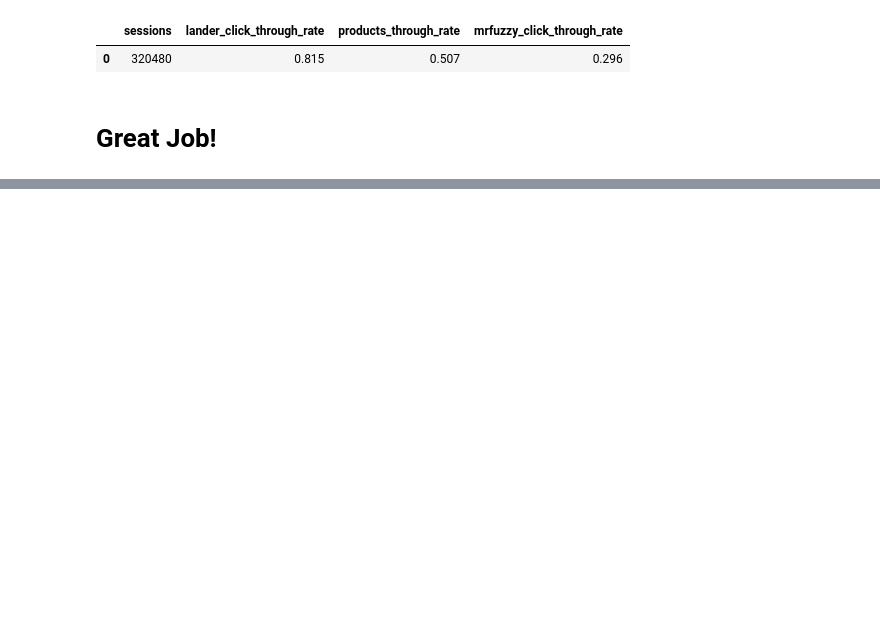
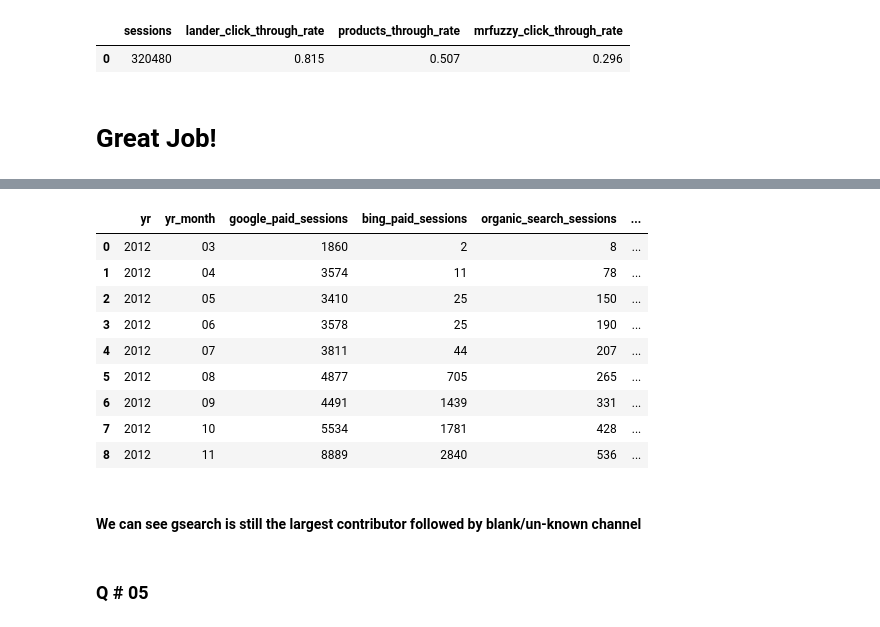
Before and after one commit to mavendataguy/SQL, a Jupyter notebook: SQL_Data_Analysis.ipynb, the cells around one changed output, grey strips where cells are left out. Saved outputs shown, nothing was run; the diff lists cells and outputs as text; code cells hidden in the pictures; blank space fills up the shorter version.

```diff
--- a/SQL_Data_Analysis.ipynb
+++ b/SQL_Data_Analysis.ipynb
@@ -131,0 +255,34 @@ from session_level_made_it_flag_demo
+# %%
+pd.read_sql("""
+select
+	strftime('%Y',website_sessions.created_at) yr,
+	strftime('%m',website_sessions.created_at) yr_month,
+	count(distinct case when utm_source='gsearch' then  website_sessions.website_session_id else null end)
+	google_paid_sessions,
+	count(distinct case when utm_source='bsearch' then  website_sessions.website_session_id else null end)
+	bing_paid_sessions,
+	count(distinct case when utm_source is null and http_referer is not null then  website_sessions.website_session_id else null end)
+	organic_search_sessions,
+	count(distinct case when utm_source is null and http_referer is null then  website_sessions.website_session_id else null end)
+	direct_type_in_sessions
+from website_sessions left join orders
+on website_sessions.website_session_id = orders.website_session_id
+where -- utm_source='gsearch' --and utm_campaign = 'nonbrand' and
+website_sessions.created_at < '2012-11-27' ---- 19-03-2012
+group by strftime('%Y',website_sessions.created_at), strftime('%m',website_sessions.created_at)
+""" ,con=conn).head(10)
+# %% [output]
+|  | yr | yr_month | google_paid_sessions | bing_paid_sessions | organic_search_sessions | ... |
+| 0 | 2012 | 03 | 1860 | 2 | 8 | ... |
+| 1 | 2012 | 04 | 3574 | 11 | 78 | ... |
+| 2 | 2012 | 05 | 3410 | 25 | 150 | ... |
+| 3 | 2012 | 06 | 3578 | 25 | 190 | ... |
+| 4 | 2012 | 07 | 3811 | 44 | 207 | ... |
+| 5 | 2012 | 08 | 4877 | 705 | 265 | ... |
+| 6 | 2012 | 09 | 4491 | 1439 | 331 | ... |
+| 7 | 2012 | 10 | 5534 | 1781 | 428 | ... |
+| 8 | 2012 | 11 | 8889 | 2840 | 536 | ... |
+# %% [markdown]
+<h4> We can see gsearch is still the largest contributor followed by blank/un-known channel
+# %% [markdown]
+<h3> Q # 05
```
Also changed, not shown: parts of 15 cells of this notebook.
